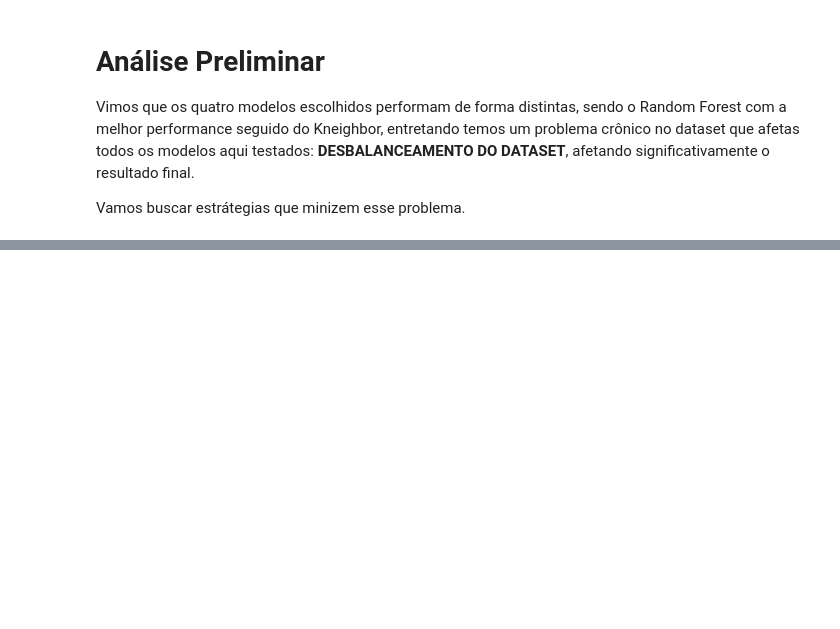
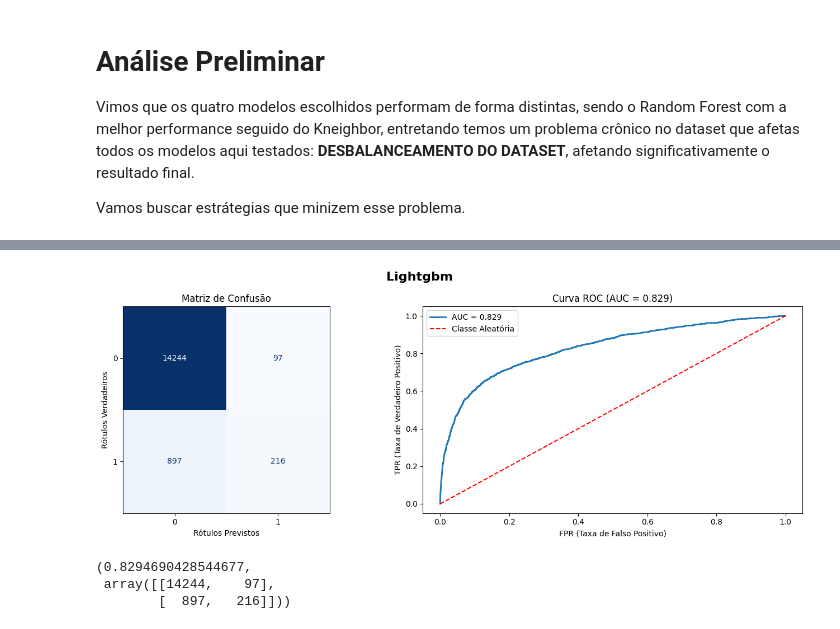
Before and after one commit to rrafahenrique/Modelo-Preditivo-Inadimplencia, a Jupyter notebook: DESAFIO - PARTE III.ipynb, the cells around one changed output, grey strips where cells are left out. Cells and saved outputs as stored; diff of their text form; code cells hidden in the pictures; blank space fills up the shorter version.

```diff
--- a/DESAFIO - PARTE III.ipynb
+++ b/DESAFIO - PARTE III.ipynb
@@ -444,0 +445,4 @@ Vamos buscar estrátegias que minizem esse problema.
+# %%
+# Treino do Modelo Lightgbm
+classificador_lgbm = lgb.LGBMClassifier()
+modelo_lgb, y_pred_lgb, acuracia_lgb = treinar_modelo(classificador_lgbm, X_train, y_train, X_test, y_test)
@@ -444,0 +459,8 @@ Vamos buscar estrátegias que minizem esse problema.
+# %%
+# Avaliação do Modelo Lightgbm
+avaliar_modelo(classificador_lgbm, X_test, y_test, titulo='Lightgbm')
+# %% [output]
+[figure, added]
+(0.8294690428544677,
+ array([[14244,    97],
+        [  897,   216]]))
```
Also changed, not shown: parts of 26 cells of this notebook, 2 other files.
